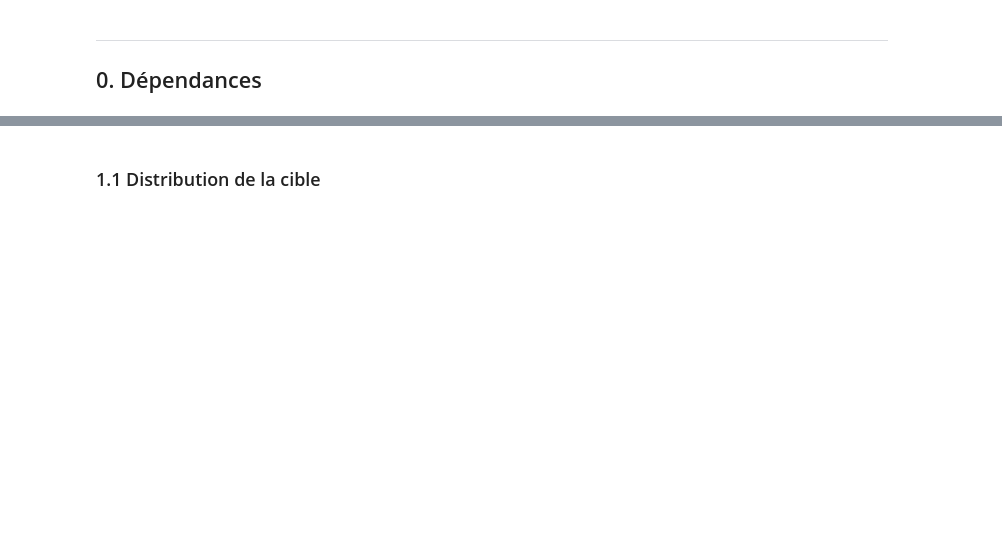
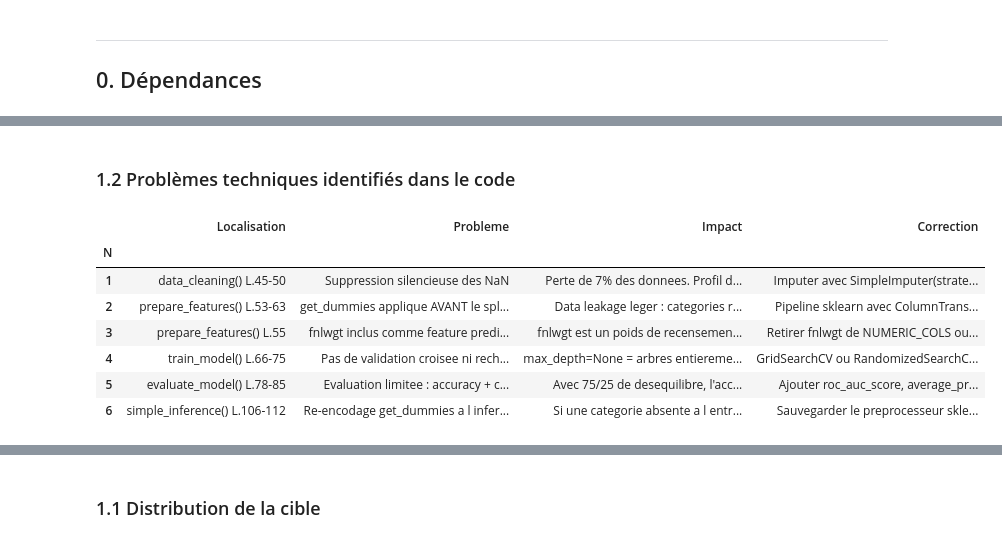
Before and after one commit to mtounekti/Richness_Predictor, a Jupyter notebook: audit/audit_notebook.ipynb, the cells around one changed output, grey strips where cells are left out. Saved outputs shown, nothing was run; the diff lists cells and outputs as text; code cells hidden in the pictures; blank space fills up the shorter version.

```diff
--- a/audit/audit_notebook.ipynb
+++ b/audit/audit_notebook.ipynb
@@ -62,0 +139,78 @@ print('Packages chargés ✓')
+# %% [markdown]
+### 1.2 Problèmes techniques identifiés dans le code
+# %%
+import pandas as pd
+
+problemes_tech = [
+    {
+        'N': 1,
+        'Localisation': 'data_cleaning()\nL.45-50',
+        'Probleme': 'Suppression silencieuse des NaN',
+        'Impact': 'Perte de 7% des donnees. Profil des individus exclus jamais verifie -> biais de selection potentiel.',
+        'Correction': "Imputer avec SimpleImputer(strategy='most_frequent') pour les colonnes categoriques."
+    },
+    {
+        'N': 2,
+        'Localisation': 'prepare_features()\nL.53-63',
+        'Probleme': 'get_dummies applique AVANT le split train/test',
+        'Impact': "Data leakage leger : categories rares du test influencent l'encodage global.",
+        'Correction': 'Pipeline sklearn avec ColumnTransformer + OneHotEncoder(handle_unknown="ignore").'
+    },
+    {
+        'N': 3,
+        'Localisation': 'prepare_features()\nL.55',
+        'Probleme': 'fnlwgt inclus comme feature predictive',
+        'Impact': "fnlwgt est un poids de recensement, pas une caracteristique individuelle. Fausse les importances.",
+        'Correction': "Retirer fnlwgt de NUMERIC_COLS ou l'utiliser comme sample_weight dans model.fit()."
+    },
+    {
+        'N': 4,
+        'Localisation': 'train_model()\nL.66-75',
+        'Probleme': "Pas de validation croisee ni recherche d'hyperparametres",
+        'Impact': 'max_depth=None = arbres entierement developpes -> surapprentissage possible.',
+        'Correction': 'GridSearchCV ou RandomizedSearchCV sur max_depth, min_samples_leaf, n_estimators.'
+    },
+    {
+        'N': 5,
+        'Localisation': 'evaluate_model()\nL.78-85',
+        'Probleme': 'Evaluation limitee : accuracy + classification_report seulement',
+        'Impact': "Avec 75/25 de desequilibre, l'accuracy est trompeuse. Pas de ROC-AUC ni courbe PR.",
+        'Correction': 'Ajouter roc_auc_score, average_precision_score, ConfusionMatrixDisplay.'
+    },
+    {
+        'N': 6,
+        'Localisation': 'simple_inference()\nL.106-112',
+        'Probleme': 'Re-encodage get_dummies a l inference sans garantie de coherence',
+        'Impact': 'Si une categorie absente a l entrainement apparait en production, les colonnes divergent en silence.',
+        'Correction': 'Sauvegarder le preprocesseur sklearn et appeler preprocessor.transform() a l inference.'
+    },
+]
+
+df_tech = pd.DataFrame(problemes_tech).set_index('N')
+
+(df_tech.style
+    .set_properties(**{
+        'white-space':    'pre-wrap',
+        'text-align':     'left',
+        'vertical-align': 'top',
+        'font-size':      '12px',
+    })
+    .set_properties(subset=['Localisation'], **{'font-family': 'monospace', 'width': '130px'})
+    .set_properties(subset=['Probleme'],     **{'font-weight': 'bold',      'width': '200px'})
+    .set_properties(subset=['Impact'],       **{'color': '#7f0000',         'width': '300px'})
+    .set_properties(subset=['Correction'],   **{'color': '#155724',         'width': '300px'})
+    .set_table_styles([{
+        'selector': 'th',
+        'props': [('background-color', '#343a40'), ('color', 'white'),
+                  ('font-size', '12px'), ('text-align', 'center')]
+    }])
+)
+# %% [output]
+|  | Localisation | Probleme | Impact | Correction |
+| N |  |  |  |  |
+| 1 | data_cleaning() L.45-50 | Suppression silencieuse des NaN | Perte de 7% des donnees. Profil d... | Imputer avec SimpleImputer(strate... |
+| 2 | prepare_features() L.53-63 | get_dummies applique AVANT le spl... | Data leakage leger : categories r... | Pipeline sklearn avec ColumnTrans... |
+| 3 | prepare_features() L.55 | fnlwgt inclus comme feature predi... | fnlwgt est un poids de recensemen... | Retirer fnlwgt de NUMERIC_COLS ou... |
+| 4 | train_model() L.66-75 | Pas de validation croisee ni rech... | max_depth=None = arbres entiereme... | GridSearchCV ou RandomizedSearchC... |
+| 5 | evaluate_model() L.78-85 | Evaluation limitee : accuracy + c... | Avec 75/25 de desequilibre, l'acc... | Ajouter roc_auc_score, average_pr... |
+| 6 | simple_inference() L.106-112 | Re-encodage get_dummies a l infer... | Si une categorie absente a l entr... | Sauvegarder le preprocesseur skle... |
```
Also changed, not shown: parts of 42 cells of this notebook.
